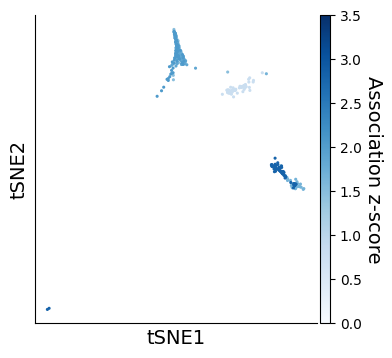
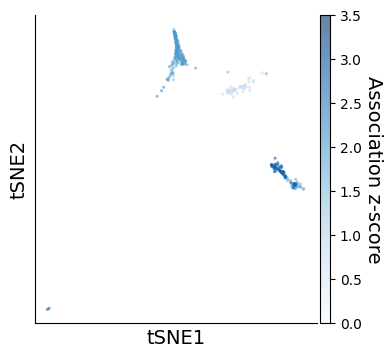
Unified diff of the notebook cell whose output changed from the first chart to the second:
--- before
+++ after
@@ -23,4 +23,4 @@
 sub_adata = tsne_filter(sub_adata, left=99.5)
 plot_tsne(sub_adata, 'mc_z', cmap='Blues', vmin=0.0, vmax=3.5, outfile='../paper/main/SN_tval.pdf', cbar='Association z-score')
-plot_tsne(sub_adata, 'mc_discovery', alpha=0.6, cmap=None, palette=['#bc3646', '#3570ae'], outfile='../paper/main/SN_bin.pdf')
+plot_opa_tsne(sub_adata, 'mc_discovery', alpha=0.6, size=2, figsize=(5, 3.5), palette=['#bc3646', '#3570ae'], outfile='../paper/main/SN_bin.pdf')
 plot_tsne(sub_adata, 'metacell', palette=sns.color_palette("Set1", n_colors=6), outfile='../paper/supp/SN_mc.pdf')

Commit: update fig